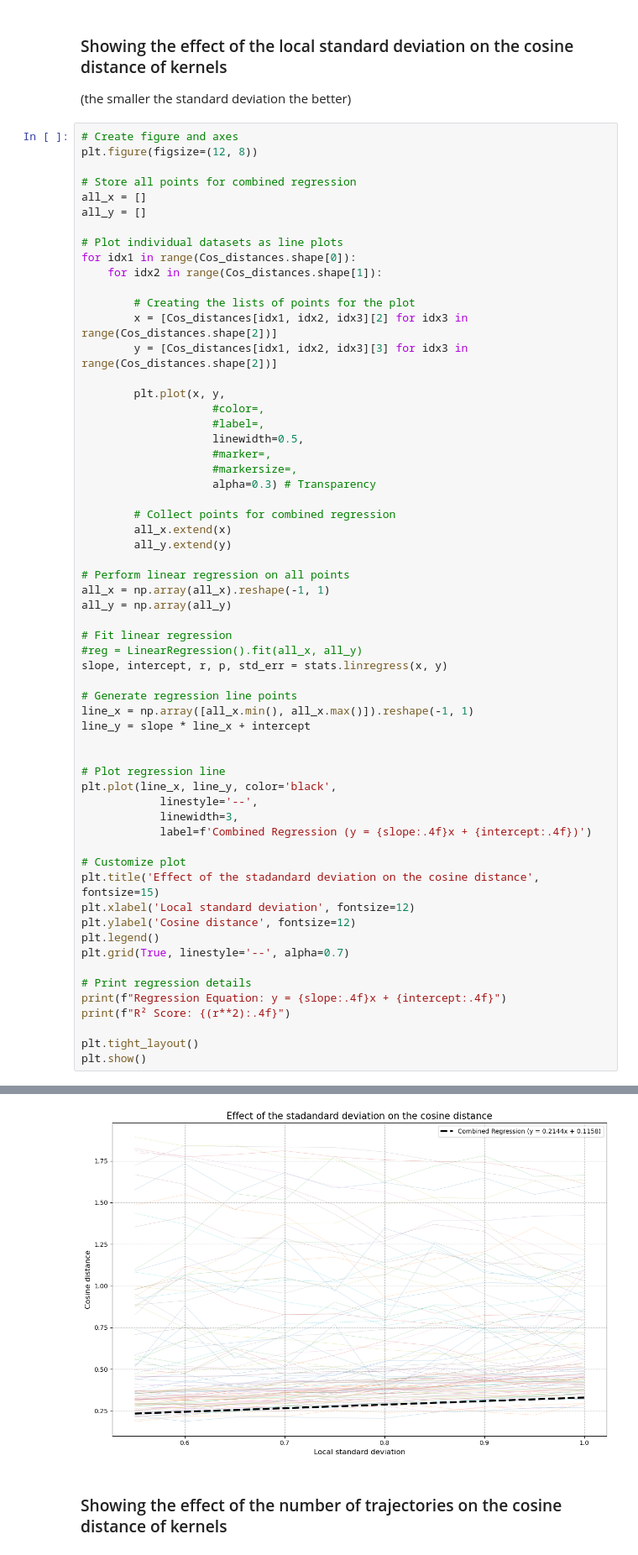
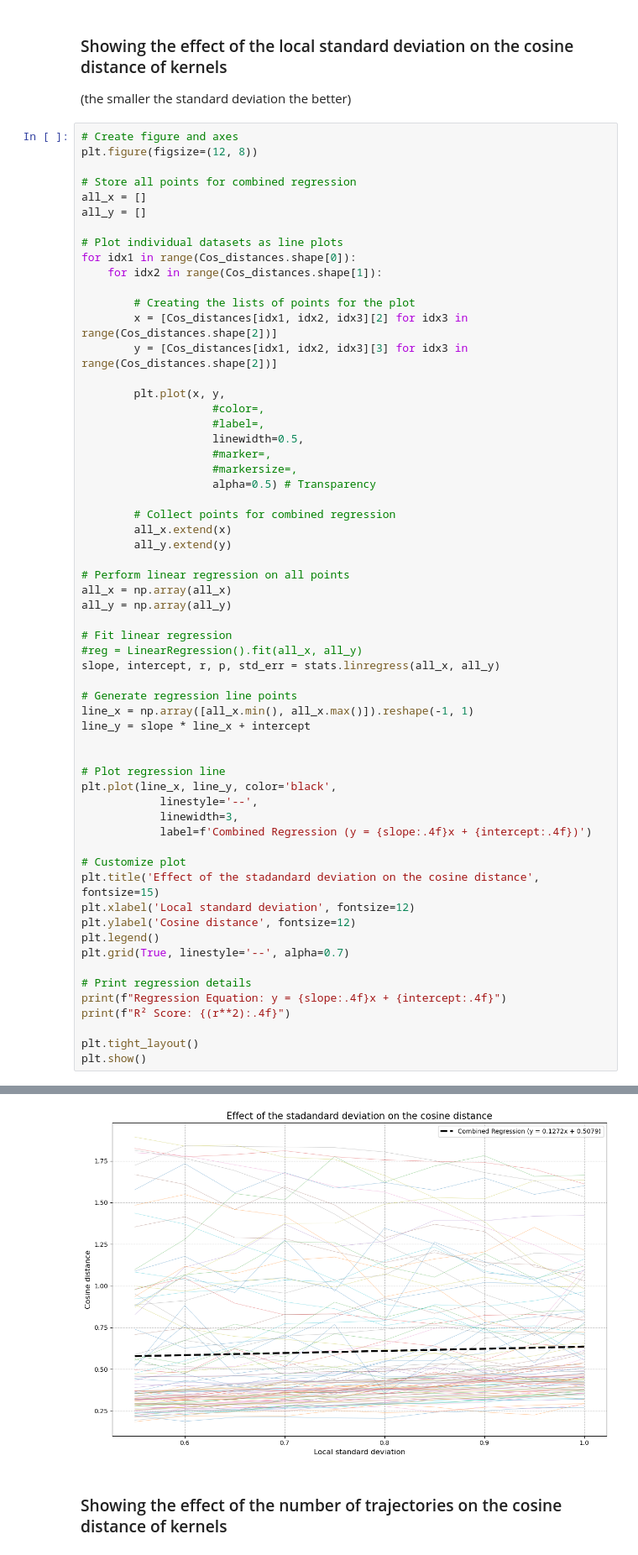
Before and after one commit to Gianmarco-Sarnelli/STL_explainability, a Jupyter notebook: Results.ipynb, the cells around one changed output, grey strips where cells are left out. Shown at 84% size. Cells and saved outputs as stored; diff of their text form.

```diff
--- a/Results.ipynb
+++ b/Results.ipynb
@@ -33,19 +33,19 @@ for idx1 in range(Cos_distances.shape[0]):
                     linewidth=0.5,
                     #marker=,
                     #markersize=,
-                    alpha=0.3) # Transparency
+                    alpha=0.5) # Transparency
 
         # Collect points for combined regression
         all_x.extend(x)
         all_y.extend(y)
 
 # Perform linear regression on all points
-all_x = np.array(all_x).reshape(-1, 1)
+all_x = np.array(all_x)
 all_y = np.array(all_y)
 
 # Fit linear regression
 #reg = LinearRegression().fit(all_x, all_y)
-slope, intercept, r, p, std_err = stats.linregress(x, y)
+slope, intercept, r, p, std_err = stats.linregress(all_x, all_y)
 
 # Generate regression line points
 line_x = np.array([all_x.min(), all_x.max()]).reshape(-1, 1)
@@ -77,4 +77,4 @@ R² Score: 0.9611
-[figure, old version]
+[figure, new version]
 # %% [markdown]
 ### Showing the effect of the number of trajectories on the cosine distance of kernels
 # %%
```
Also changed, not shown: parts of 3 cells of this notebook.
